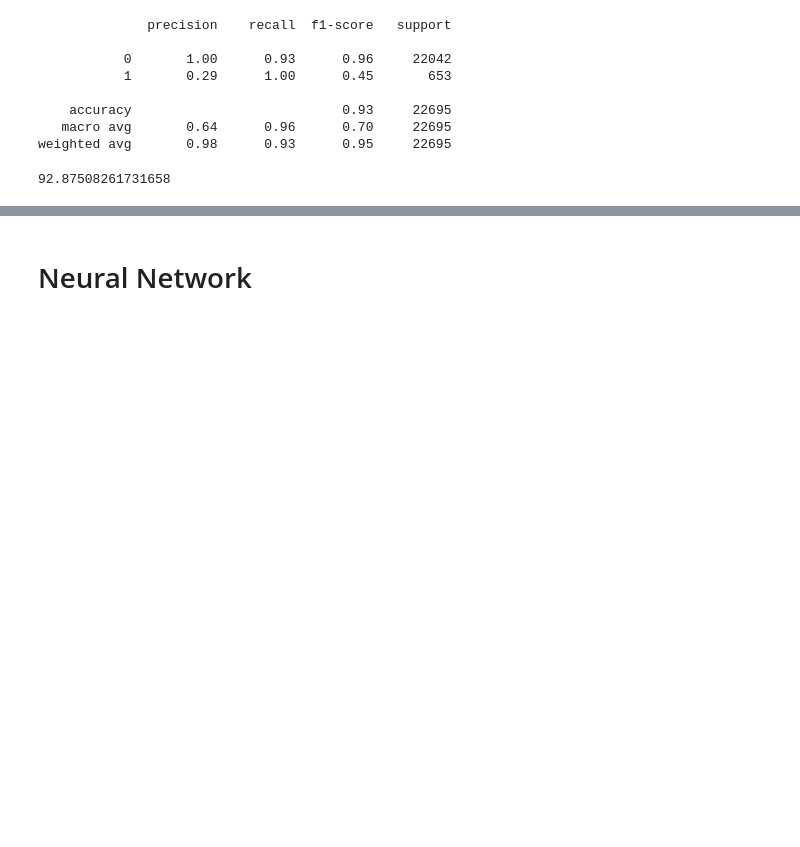
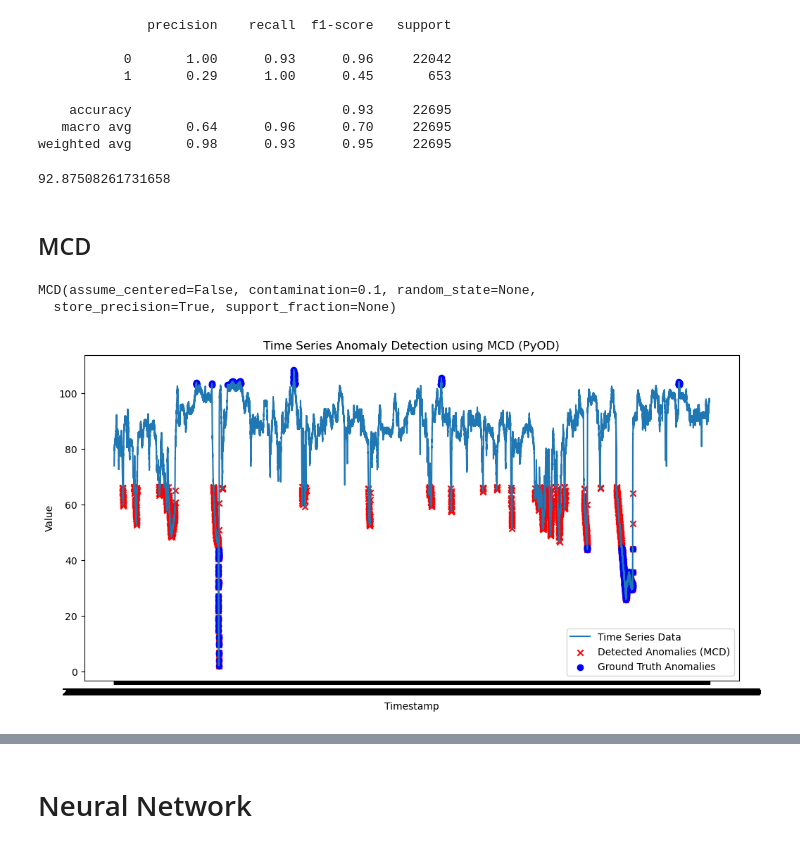
Before and after one commit to sai14karthik/Nexus-S1-Deakin-Internship, a Jupyter notebook: models/pyod.ipynb, the cells around one changed output, grey strips where cells are left out. Drawn from its saved outputs; the diff is of its cells as text; code cells hidden in the pictures; blank space fills up the shorter version.

```diff
--- a/models/pyod.ipynb
+++ b/models/pyod.ipynb
@@ -58,8 +62,6 @@ X_scaled = scaler.fit_transform(X)
 # Essembled Based
 # %% [markdown]
 ## Isolation Forest
-# %%
-X = df[['value']].values
 # %%
 clf = IForest(contamination=0.1, random_state=42)
 # %%
@@ -141,9 +192,5 @@ accuracy*100
 # %% [markdown]
 # Linear Model
-# %%
-scaler = StandardScaler()
-X = df[['value']].values
-X_scaled = scaler.fit_transform(X)
 # %%
 clf_pca = PCA(n_components=1, contamination=0.1)
 clf_pca.fit(X_scaled)
@@ -184,3 +231,28 @@ weighted avg       0.98      0.93      0.95     22695
 accuracy *100
 # %% [output]
 92.87508261731658
+# %% [markdown]
+## MCD
+# %%
+clf_mcd = MCD()
+clf_mcd.fit(X)
+# %% [output]
+MCD(assume_centered=False, contamination=0.1, random_state=None,
+  store_precision=True, support_fraction=None)
+# %%
+y_predict_mcd = clf_mcd.predict(X) # type: ignore
+y_scores_mcd = clf_mcd.decision_function(X) # type: ignore
+# %%
+plt.figure(figsize=(12, 6))
+plt.plot(df['timestamp'], df['value'], label='Time Series Data')
+plt.scatter(df['timestamp'][y_predict_mcd == 1], df['value'][y_predict_mcd == 1],
+            color='red', marker='x', label='Detected Anomalies (MCD)')
+plt.scatter(df['timestamp'][df['true_labels'] == 1], df['value'][df['true_labels'] == 1],
+            color='blue', marker='o', label='Ground Truth Anomalies')
+plt.title('Time Series Anomaly Detection using MCD (PyOD)')
+plt.xlabel('Timestamp')
+plt.ylabel('Value')
+plt.legend()
+plt.show()
+# %% [output]
+[figure, added]
```
Also changed, not shown: parts of 18 cells of this notebook.
